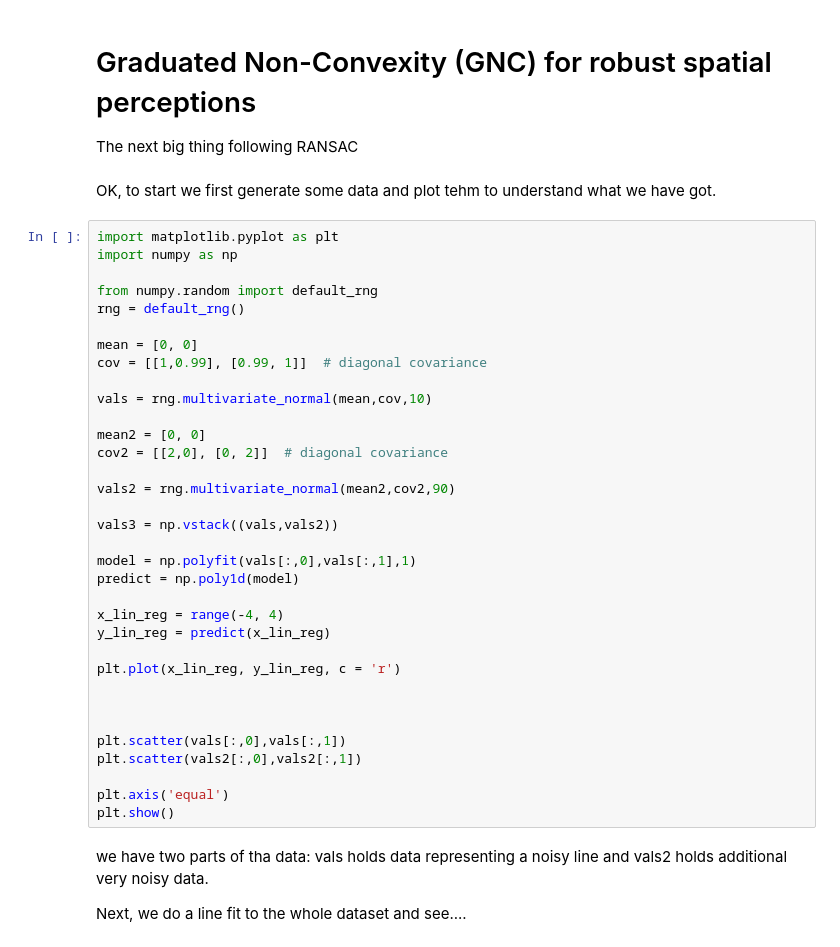
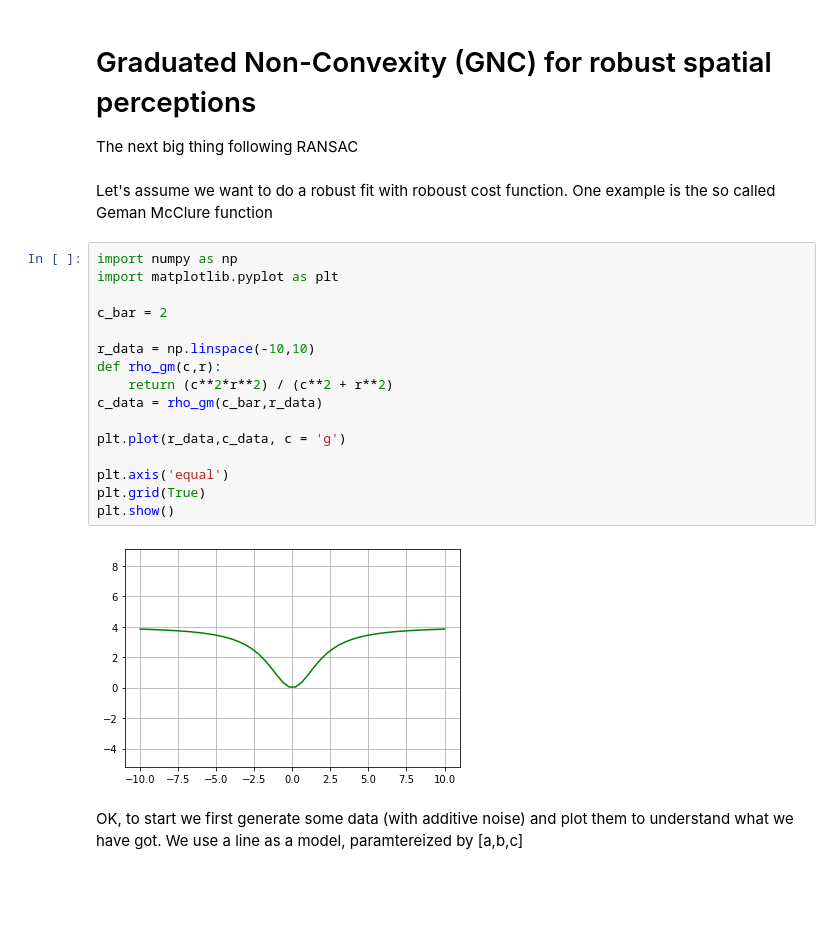
Before and after one commit to arpvorlesung/code, a Jupyter notebook: GNC_demo.ipynb, the cells around one changed output. Cells and saved outputs as stored; diff of their text form; blank space fills up the shorter version.

```diff
--- a/GNC_demo.ipynb
+++ b/GNC_demo.ipynb
@@ -2,43 +2,25 @@
 # Graduated Non-Convexity (GNC) for robust spatial perceptions
 
 The next big thing following RANSAC
+# %% [markdown]
+Let's assume we want to do a robust fit with roboust cost function. One example is the so called Geman McClure function
+# %%
+import numpy as np
+import matplotlib.pyplot as plt
+
+c_bar = 2
+
+r_data = np.linspace(-10,10)
+def rho_gm(c,r):
+    return (c**2*r**2) / (c**2 + r**2)
+c_data = rho_gm(c_bar,r_data)
+
+plt.plot(r_data,c_data, c = 'g')
+
+plt.axis('equal')
+plt.grid(True)
+plt.show()
+# %% [output]
+[figure, added]
 # %% [markdown]
-OK, to start we first generate some data and plot tehm to understand what we have got.
+OK, to start we first generate some data (with additive noise) and plot them to understand what we have got. We use a line as a model, paramtereized by [a,b,c]
-# %%
-import matplotlib.pyplot as plt
-import numpy as np
-
-from numpy.random import default_rng
-rng = default_rng()
-
-mean = [0, 0]
-cov = [[1,0.99], [0.99, 1]]  # diagonal covariance
-
-vals = rng.multivariate_normal(mean,cov,10)
-
-mean2 = [0, 0]
-cov2 = [[2,0], [0, 2]]  # diagonal covariance
-
-vals2 = rng.multivariate_normal(mean2,cov2,90)
-
-vals3 = np.vstack((vals,vals2))
-
-model = np.polyfit(vals[:,0],vals[:,1],1)
-predict = np.poly1d(model)
-
-x_lin_reg = range(-4, 4)
-y_lin_reg = predict(x_lin_reg)
-
-plt.plot(x_lin_reg, y_lin_reg, c = 'r')
-
-
-
-plt.scatter(vals[:,0],vals[:,1])
-plt.scatter(vals2[:,0],vals2[:,1])
-
-plt.axis('equal')
-plt.show()
-# %% [markdown]
-we have two parts of tha data: vals holds data representing a noisy line and vals2 holds additional very noisy data.
-
-Next, we do a line fit to the whole dataset and see....
```
Also changed, not shown: parts of 6 cells of this notebook.
